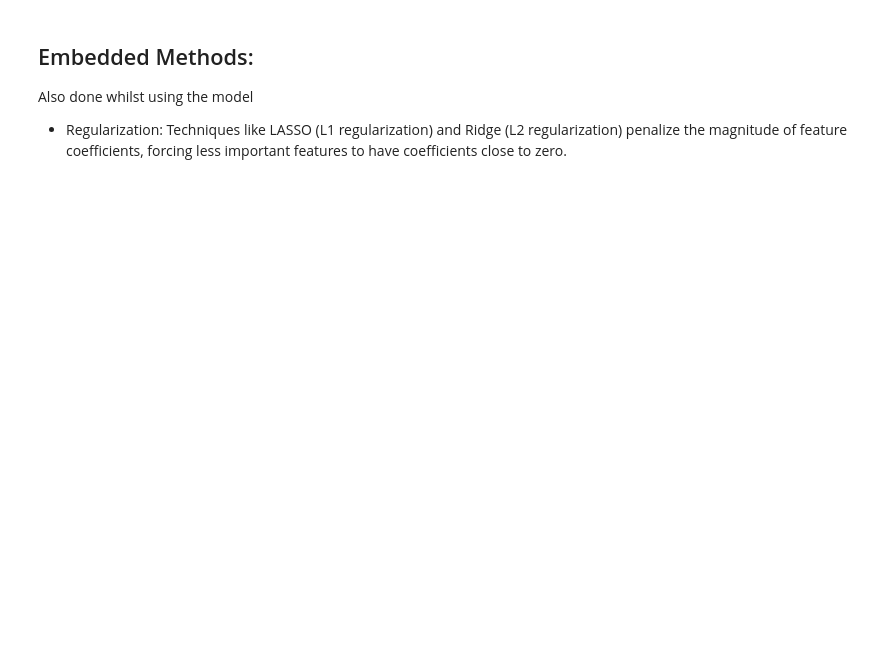
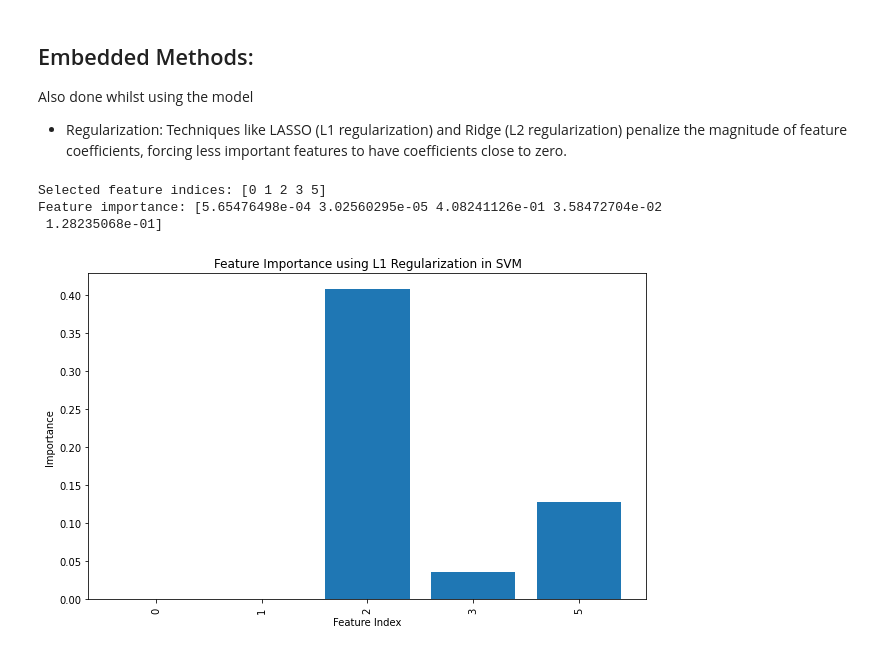
Before and after one commit to patcourts/ES98C-ECG-Project, a Jupyter notebook: examples/Feature_Selection_Experimentation.ipynb, the cells around one changed output. Cells and saved outputs as stored; diff of their text form; code cells hidden in the pictures; blank space fills up the shorter version.

```diff
--- a/examples/Feature_Selection_Experimentation.ipynb
+++ b/examples/Feature_Selection_Experimentation.ipynb
@@ -151,0 +240,14 @@ RFE(estimator=SVC(class_weight='balanced', kernel='linear'),
+# %%
+from sklearn.feature_selection import RFECV
+
+#splitting data into test and train sets
+X_train, X_test, y_train, y_test = train_test_split(X, health_state, test_size=0.3, stratify=health_state)
+
+#initialise SVM
+svm = SVC(class_weight='balanced', kernel='linear')
+
+
+#initialize RFE with the SVM model and desired number of feauters
+rfe_cv = RFECV(estimator=rfe, min_features_to_select=2, scoring=scoring_function)
+
+rfe.fit(X_train, y_train)
@@ -178,9 +283,9 @@ May be slower than RFE but does not need to have coefficients i.e. a linear kern
 # %%
 from sklearn.feature_selection import SequentialFeatureSelector
 
-svm_rbf = SVC(kernel='rbf')
+svm_rbf = SVC(class_weight='balanced')
 
-SFS_forward = SequentialFeatureSelector(estimator=svm_rbf, tol = 1)
+SFS_forward = SequentialFeatureSelector(estimator=svm_rbf, scoring=scoring_function, cv=3)
 
 SFS_forward.fit(X_train, y_train)
 
@@ -190,5 +295,5 @@ array([ True, False, False, False, False, False])
 # %%
-SFS_backward = SequentialFeatureSelector(estimator=svm_rbf, tol=-1, direction='backward')
+SFS_backward = SequentialFeatureSelector(estimator=svm_rbf, tol=-1, direction='backward', scoring=scoring_function)
 
 SFS_backward.fit(X_train, y_train)
 
@@ -232,0 +311,41 @@ y_pred_lasso = lasso.predict(X_test_scaled)
+# %%
+#try do this properly
+#LASSO/Ridge Regression
+
+from sklearn.svm import LinearSVC
+from sklearn.feature_selection import SelectFromModel
+
+# Fit the model using L1 regularization
+model = LinearSVC(C=1.0, penalty='l1', dual=False, class_weight='balanced').fit(X_train, y_train)
+
+# Get feature importance (coefficients)
+feature_importance = np.abs(model.coef_[0])
+
+# Select features with non-zero coefficients
+model_selector = SelectFromModel(model, prefit=True)
+X_train_selected = model_selector.transform(X_train)
+X_test_selected = model_selector.transform(X_test)
+
+# Get indices of selected features
+selected_indices = np.where(feature_importance > 0)[0]
+
+# Print selected feature indices and their importance
+print("Selected feature indices:", selected_indices)
+print("Feature importance:", feature_importance[selected_indices])
+
+# Plot feature importance
+plt.figure(figsize=(10, 6))
+plt.bar(range(len(selected_indices)), feature_importance[selected_indices])
+plt.xticks(range(len(selected_indices)), selected_indices, rotation=90)
+plt.xlabel('Feature Index')
+plt.ylabel('Importance')
+plt.title('Feature Importance using L1 Regularization in SVM')
+plt.show()
+
+# If you want to use the selected features for another model
+# You can use X_train_selected and X_test_selected
+# %% [output]
+Selected feature indices: [0 1 2 3 5]
+Feature importance: [5.65476498e-04 3.02560295e-05 4.08241126e-01 3.58472704e-02
+ 1.28235068e-01]
+[figure, added]
```
Also changed, not shown: parts of 16 cells of this notebook, 5 other files.
